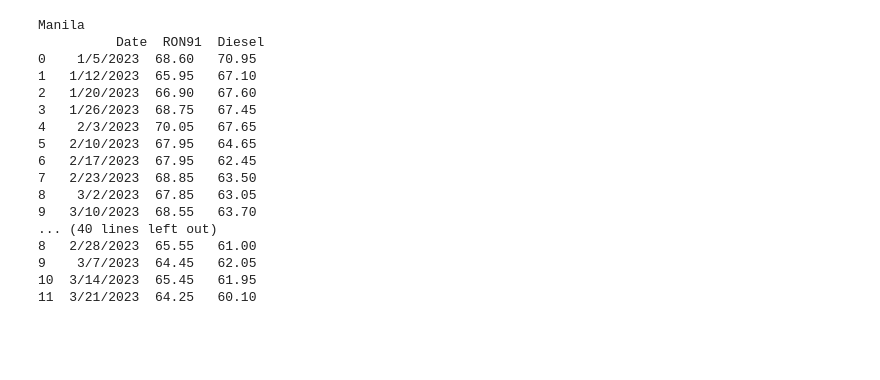
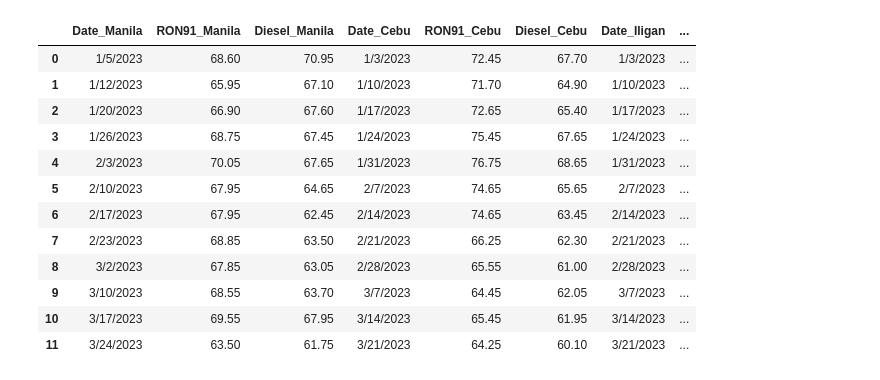
Before and after one commit to Evanna456/Philippine-Shell-Fuel-Price, a Jupyter notebook: Philippine Shell Fuel Price.ipynb, the cells around one changed output. Drawn from its saved outputs; the diff is of its cells as text; code cells hidden in the pictures; blank space fills up the shorter version.

```diff
--- a/Philippine Shell Fuel Price.ipynb
+++ b/Philippine Shell Fuel Price.ipynb
@@ -7,30 +9,26 @@ import datetime as dt
 pd.set_option('display.max_columns', None)
 %matplotlib inline
 # %%
-manila = pd.read_csv("./data/Manila.csv")
-cebu = pd.read_csv("./data/Cebu.csv")
-iligan = pd.read_csv("./data/Iligan.csv")
-davao = pd.read_csv("./data/Davao.csv")
+manila = pd.read_csv("./data/Manila.csv").dropna()
+cebu = pd.read_csv("./data/Cebu.csv").dropna()
+iligan = pd.read_csv("./data/Iligan.csv").dropna()
+davao = pd.read_csv("./data/Davao.csv").dropna()
 # %%
-print("Manila \n",manila.head(12))
-print("Cebu \n",cebu.head(12))
-print("Iligan \n",iligan.head(12))
-print("Davao \n",davao.head(12))
+manila_cebu = manila.join(cebu,how='right',lsuffix='_Manila', rsuffix='_Cebu')
+iligan_davao = iligan.join(davao,how='left',lsuffix='_Iligan', rsuffix='_Davao')
+df = manila_cebu.join(iligan_davao,how='left')
+df
 # %% [output]
-Manila
-          Date  RON91  Diesel
-0    1/5/2023  68.60   70.95
-1   1/12/2023  65.95   67.10
-2   1/20/2023  66.90   67.60
-3   1/26/2023  68.75   67.45
-4    2/3/2023  70.05   67.65
-5   2/10/2023  67.95   64.65
-6   2/17/2023  67.95   62.45
-7   2/23/2023  68.85   63.50
-8    3/2/2023  67.85   63.05
-9   3/10/2023  68.55   63.70
-... (40 lines left out)
-8   2/28/2023  65.55   61.00
-9    3/7/2023  64.45   62.05
-10  3/14/2023  65.45   61.95
-11  3/21/2023  64.25   60.10
+|  | Date_Manila | RON91_Manila | Diesel_Manila | Date_Cebu | RON91_Cebu | Diesel_Cebu | Date_Iligan | ... |
+| 0 | 1/5/2023 | 68.60 | 70.95 | 1/3/2023 | 72.45 | 67.70 | 1/3/2023 | ... |
+| 1 | 1/12/2023 | 65.95 | 67.10 | 1/10/2023 | 71.70 | 64.90 | 1/10/2023 | ... |
+| 2 | 1/20/2023 | 66.90 | 67.60 | 1/17/2023 | 72.65 | 65.40 | 1/17/2023 | ... |
+| 3 | 1/26/2023 | 68.75 | 67.45 | 1/24/2023 | 75.45 | 67.65 | 1/24/2023 | ... |
+| 4 | 2/3/2023 | 70.05 | 67.65 | 1/31/2023 | 76.75 | 68.65 | 1/31/2023 | ... |
+| 5 | 2/10/2023 | 67.95 | 64.65 | 2/7/2023 | 74.65 | 65.65 | 2/7/2023 | ... |
+| 6 | 2/17/2023 | 67.95 | 62.45 | 2/14/2023 | 74.65 | 63.45 | 2/14/2023 | ... |
+| 7 | 2/23/2023 | 68.85 | 63.50 | 2/21/2023 | 66.25 | 62.30 | 2/21/2023 | ... |
+| 8 | 3/2/2023 | 67.85 | 63.05 | 2/28/2023 | 65.55 | 61.00 | 2/28/2023 | ... |
+| 9 | 3/10/2023 | 68.55 | 63.70 | 3/7/2023 | 64.45 | 62.05 | 3/7/2023 | ... |
+| 10 | 3/17/2023 | 69.55 | 67.95 | 3/14/2023 | 65.45 | 61.95 | 3/14/2023 | ... |
+| 11 | 3/24/2023 | 63.50 | 61.75 | 3/21/2023 | 64.25 | 60.10 | 3/21/2023 | ... |
```
Also changed, not shown: parts of 5 cells of this notebook.
